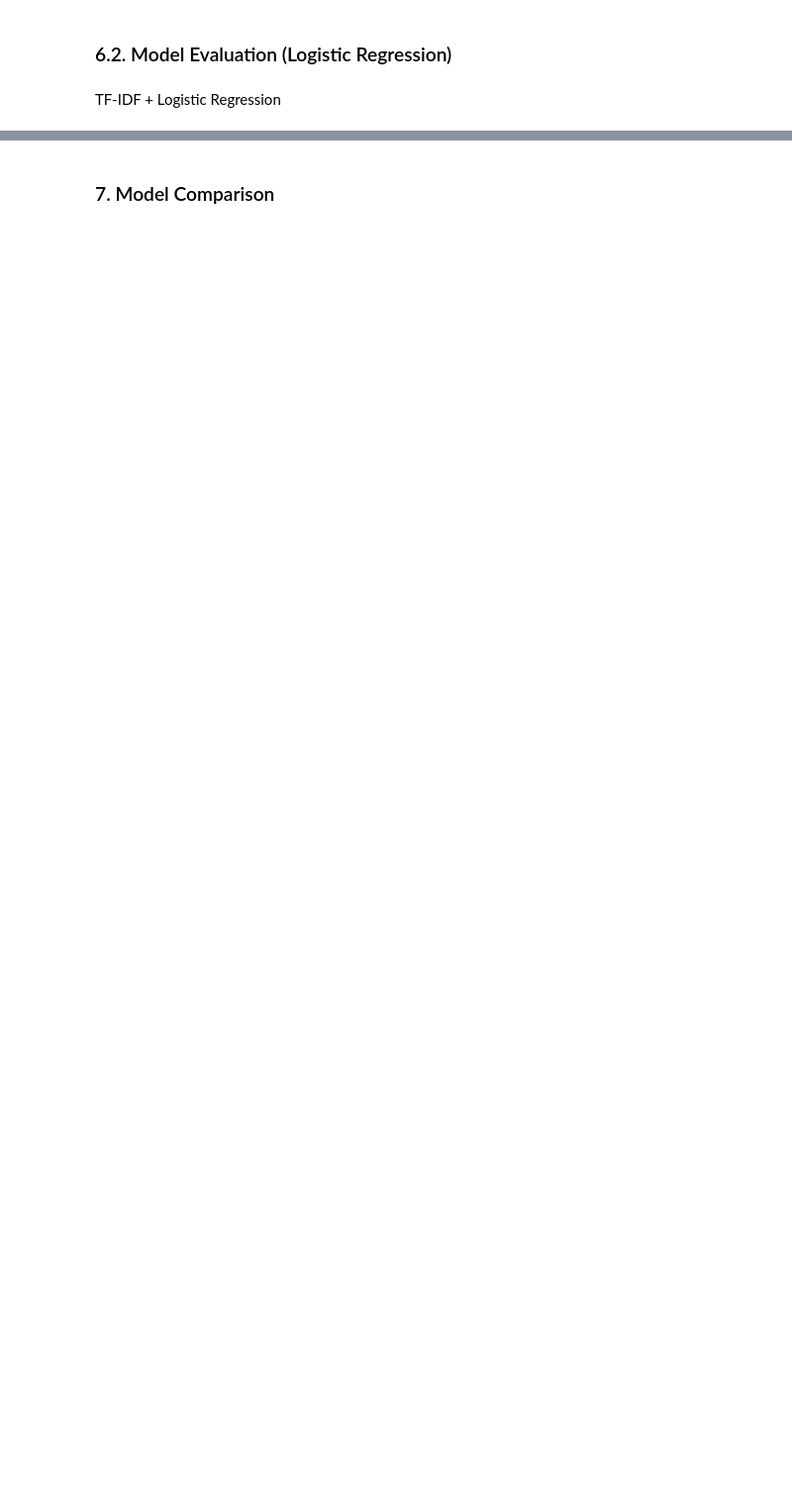
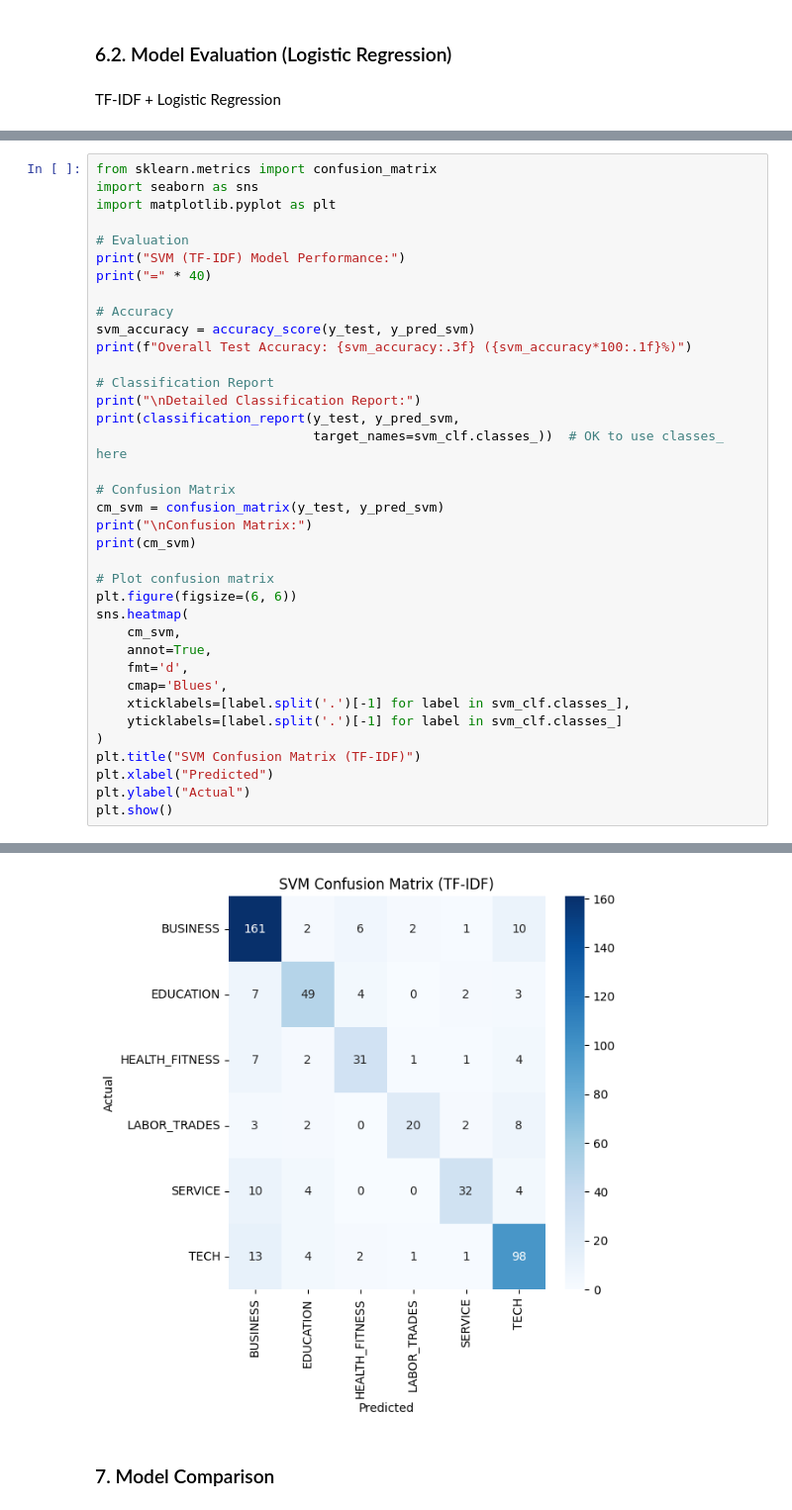
Before and after one commit to Pisethysara-Vong/NLP-Final-Project, a Jupyter notebook: resume_classification_and_info_extraction.ipynb, the cells around one changed output, grey strips where cells are left out. Shown at 99% size. Cells and saved outputs as stored; diff of their text form; blank space fills up the shorter version.

```diff
--- a/resume_classification_and_info_extraction.ipynb
+++ b/resume_classification_and_info_extraction.ipynb
@@ -459,0 +530,38 @@ HEALTH_FITNESS       0.75      0.85      0.80        46
+# %%
+from sklearn.metrics import confusion_matrix
+import seaborn as sns
+import matplotlib.pyplot as plt
+
+# Evaluation
+print("SVM (TF-IDF) Model Performance:")
+print("=" * 40)
+
+# Accuracy
+svm_accuracy = accuracy_score(y_test, y_pred_svm)
+print(f"Overall Test Accuracy: {svm_accuracy:.3f} ({svm_accuracy*100:.1f}%)")
+
+# Classification Report
+print("\nDetailed Classification Report:")
+print(classification_report(y_test, y_pred_svm,
+                            target_names=svm_clf.classes_))  # OK to use classes_ here
+
+# Confusion Matrix
+cm_svm = confusion_matrix(y_test, y_pred_svm)
+print("\nConfusion Matrix:")
+print(cm_svm)
+
+# Plot confusion matrix
+plt.figure(figsize=(6, 6))
+sns.heatmap(
+    cm_svm,
+    annot=True,
+    fmt='d',
+    cmap='Blues',
+    xticklabels=[label.split('.')[-1] for label in svm_clf.classes_],
+    yticklabels=[label.split('.')[-1] for label in svm_clf.classes_]
+)
+plt.title("SVM Confusion Matrix (TF-IDF)")
+plt.xlabel("Predicted")
+plt.ylabel("Actual")
+plt.show()
+# %% [output]
@@ -460,3 +585,4 @@ HEALTH_FITNESS       0.75      0.85      0.80        46
+[figure, added]
 # %% [markdown]
 ### 7. Model Comparison
 # %%
```
Also changed, not shown: parts of 16 cells of this notebook, 11 other files.
